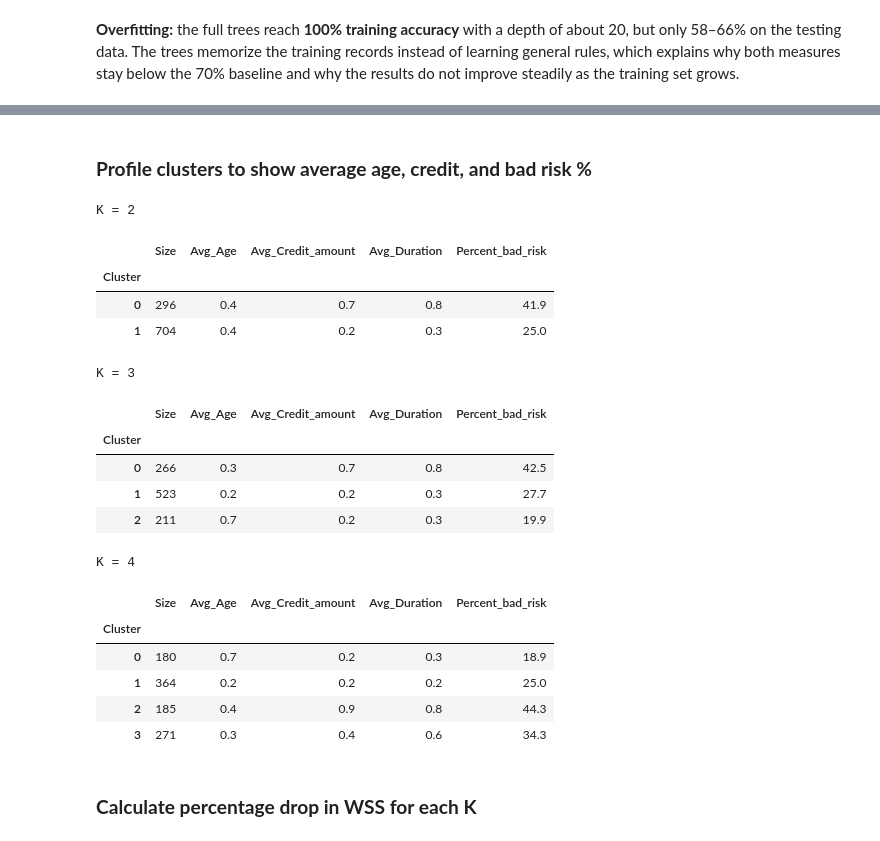
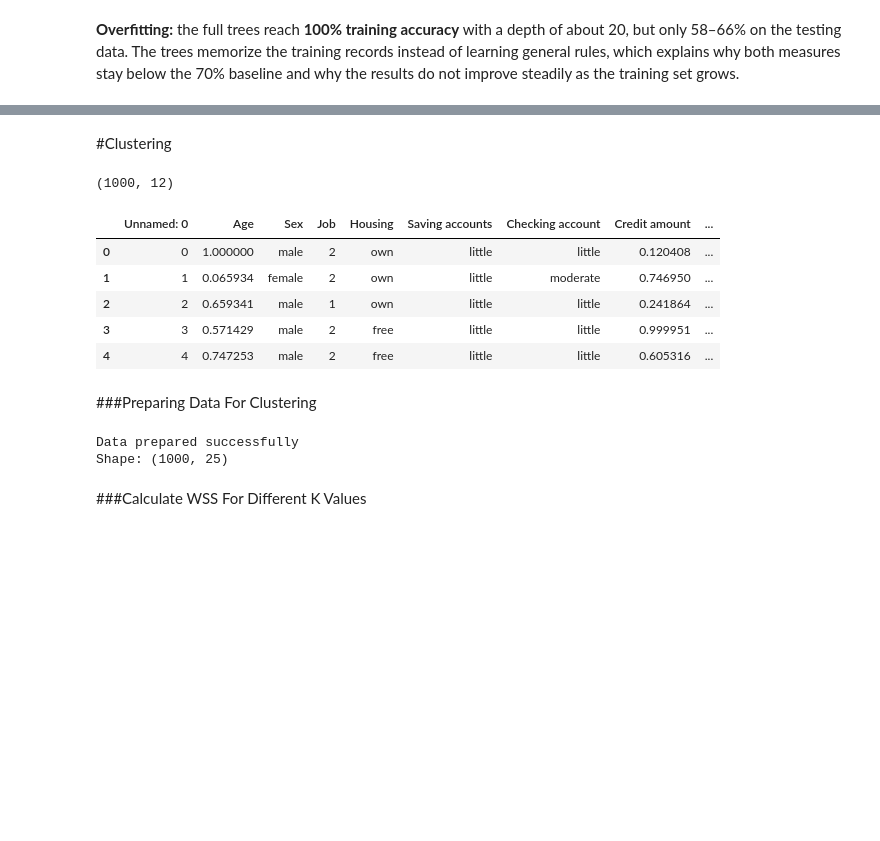
Before and after one commit to saraalmazroa/-IT326-DataMining-Project-, a Jupyter notebook: Phase3.ipynb, the cells around one changed output, grey strips where cells are left out. Saved outputs shown, nothing was run; the diff lists cells and outputs as text; code cells hidden in the pictures; blank space fills up the shorter version.

```diff
--- a/Phase3.ipynb
+++ b/Phase3.ipynb
@@ -718,33 +583,45 @@ plt.show()
-# %% [markdown]
-### **Profile clusters to show average age, credit, and bad risk %**
-# %%
-for k in [2, 3, 4]:
-    temp = df[['Age', 'Credit amount', 'Duration']].copy()
-    temp['Risk is bad'] = (df['Risk'] == 'bad') * 100     # 100 if bad, 0 if good -> mean = % bad
-    temp['Cluster'] = cluster_labels[k]
-    print("K =", k)
-    display(temp.groupby('Cluster').agg(Size=('Age', 'count'), Avg_Age=('Age', 'mean'),
-                                         Avg_Credit_amount=('Credit amount', 'mean'),
-                                         Avg_Duration=('Duration', 'mean'),
-                                         Percent_bad_risk=('Risk is bad', 'mean')).round(1))
-# %% [output]
-K = 2
-|  | Size | Avg_Age | Avg_Credit_amount | Avg_Duration | Percent_bad_risk |
-| Cluster |  |  |  |  |  |
-| 0 | 296 | 0.4 | 0.7 | 0.8 | 41.9 |
-| 1 | 704 | 0.4 | 0.2 | 0.3 | 25.0 |
-K = 3
-|  | Size | Avg_Age | Avg_Credit_amount | Avg_Duration | Percent_bad_risk |
-| Cluster |  |  |  |  |  |
-| 0 | 266 | 0.3 | 0.7 | 0.8 | 42.5 |
-| 1 | 523 | 0.2 | 0.2 | 0.3 | 27.7 |
-| 2 | 211 | 0.7 | 0.2 | 0.3 | 19.9 |
-K = 4
-|  | Size | Avg_Age | Avg_Credit_amount | Avg_Duration | Percent_bad_risk |
-| Cluster |  |  |  |  |  |
-| 0 | 180 | 0.7 | 0.2 | 0.3 | 18.9 |
-| 1 | 364 | 0.2 | 0.2 | 0.2 | 25.0 |
-| 2 | 185 | 0.4 | 0.9 | 0.8 | 44.3 |
-| 3 | 271 | 0.3 | 0.4 | 0.6 | 34.3 |
+# %% [markdown]
+#Clustering
+# %%
+import pandas as pd
+import numpy as np
+import matplotlib.pyplot as plt
+
+from sklearn.cluster import KMeans
+from sklearn.preprocessing import StandardScaler
+
+url = "https://raw.githubusercontent.com/saraalmazroa/-IT326-DataMining-Project-/main/Dataset/Preprocessed_data.csv"
+
+df = pd.read_csv(url)
+
+# Checking that the dataset loaded
+print(df.shape)
+display(df.head())
+# %% [output]
+(1000, 12)
+|  | Unnamed: 0 | Age | Sex | Job | Housing | Saving accounts | Checking account | Credit amount | ... |
+| 0 | 0 | 1.000000 | male | 2 | own | little | little | 0.120408 | ... |
+| 1 | 1 | 0.065934 | female | 2 | own | little | moderate | 0.746950 | ... |
+| 2 | 2 | 0.659341 | male | 1 | own | little | little | 0.241864 | ... |
+| 3 | 3 | 0.571429 | male | 2 | free | little | little | 0.999951 | ... |
+| 4 | 4 | 0.747253 | male | 2 | free | little | little | 0.605316 | ... |
+# %% [markdown]
+###Preparing Data For Clustering
+# %%
+# Remove the class label and index column
+X = df.drop(columns=["Risk", "Unnamed: 0"], errors="ignore")
+
+# Convert categorical columns into numbers
+X = pd.get_dummies(X, dtype=int)
+
+# Standardize the data
+scaler = StandardScaler()
+X_scaled = scaler.fit_transform(X)
+
+print("Data prepared successfully")
+print("Shape:", X_scaled.shape)
+# %% [output]
+Data prepared successfully
+Shape: (1000, 25)
 # %% [markdown]
-### **Calculate percentage drop in WSS for each K**
+###Calculate WSS For Different K Values
```
Also changed, not shown: parts of 20 cells of this notebook.
